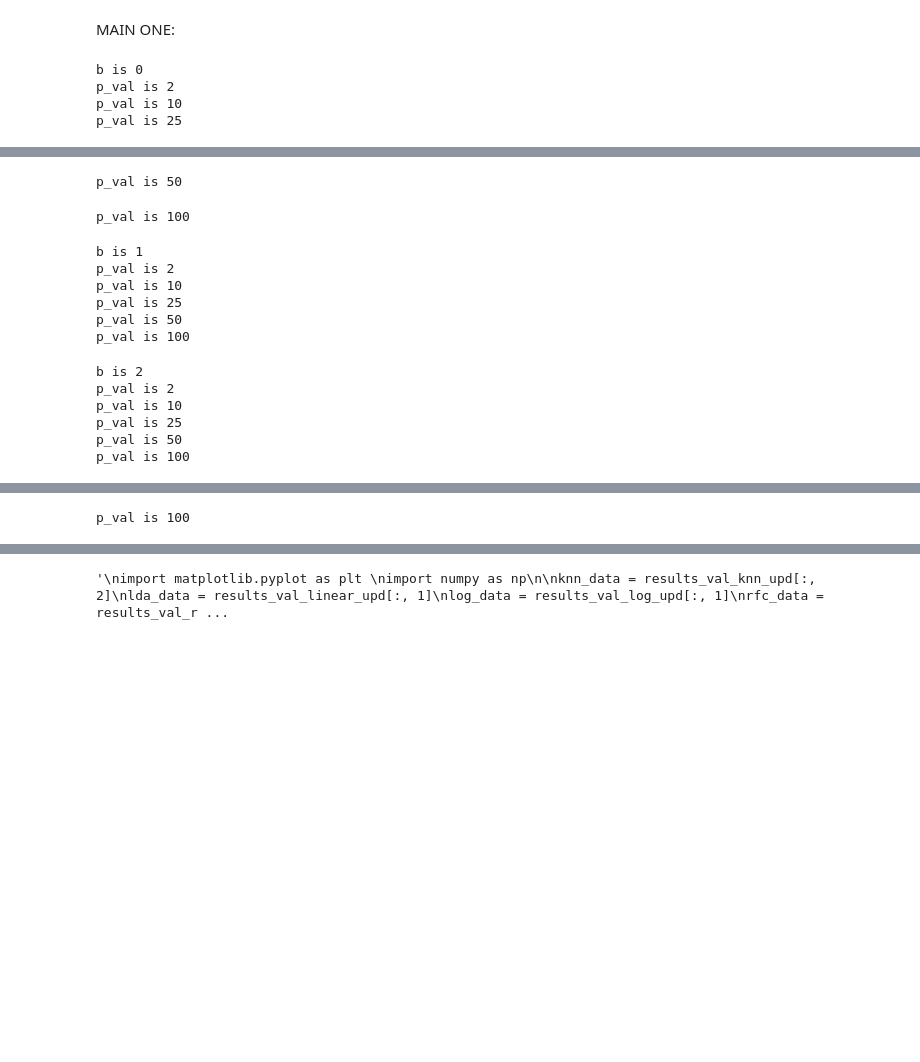
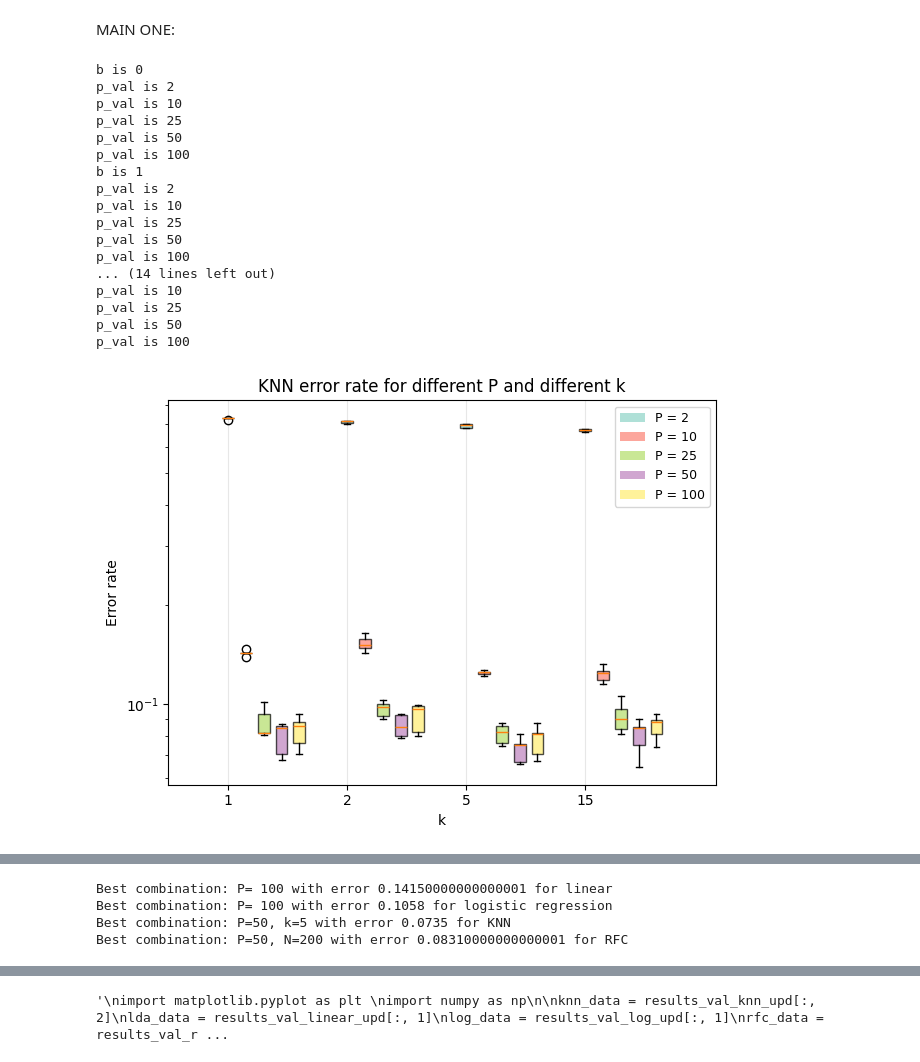
Before and after one commit to CleosCleopatra/Big_data_1, a Jupyter notebook: project1Py.ipynb, the cells around one changed output, grey strips where cells are left out. Saved outputs shown, nothing was run; the diff lists cells and outputs as text; code cells hidden in the pictures; blank space fills up the shorter version.

```diff
--- a/project1Py.ipynb
+++ b/project1Py.ipynb
@@ -269,18 +303,0 @@ def compute_SVD(X, y, train_fraction = 0.6, val_fraction = 0.2, random_seed = 42
-# %%
-def find_errors(x_vals, y_vals, results_val, results_test):
-    errors = np.zeros((len(x_vals), len(y_vals)))
-    smallest_err = np.inf
-    best_comb = [0, 0]
-    errors_list = []
-
-    if len(y_vals) > 1:
-        for i, x_val in enumerate(x_vals):
-
-            for j, y_val in enumerate(y_vals):
-                mask = (results_val[:, 0] == x_val) & (results_val[:, 1] == y_val)
-                errors[i, j] = np.mean(results_val[mask, 2]) #Take the mean error across the B splits for this combination of P and k
-            if errors[i, j] < smallest_err:
-                smallest_err = errors[i, j]
-                best_comb = [x_val, y_val]
-                errors_list = results_test[mask, 2]
-    return smallest_err, best_comb, errors_list
@@ -292,17 +304,6 @@ Next we need to do it with several different methods (4 different classifiers of
 # %% [markdown]
 MAIN ONE:
 # %%
-from sklearn.discriminant_analysis import LinearDiscriminantAnalysis
-from sklearn.neighbors import KNeighborsClassifier
-from sklearn.ensemble import RandomForestClassifier
-from sklearn.linear_model import LogisticRegression
-import os
-
-k_vals = [1,2,5,15]
-P_vals = [2,10, 25, 50, 100]
-N_vals = [10, 50, 100, 200]
-B = 10 # num of splits
-
 results_val_knn = []
 results_test_knn = []
 
@@ -317,7 +318,7 @@ results_test_log = []
 
 for b in range(B):
     print(f"b is {b}")
-    x_train, y_train, x_val, y_val, x_test, y_test, U_train, S_train, vt_train = compute_SVD(images, labels)
+    x_train, y_train, x_val, y_val, x_test, y_test, U_train, S_train, vt_train = compute_SVD(images, labels, b)
     for pp, p_val in enumerate(P_vals):
         print(f"p_val is {p_val}")
         x_train_proj, x_test_proj, x_val_proj = calc_reduced_pattern(U_train, S_train, vt_train, p_val, x_test, x_val)
@@ -334,7 +335,7 @@ for b in range(B):
         results_val_linear.append([p_val, err_val_linear])
         results_test_linear.append([p_val, err_test_linear])
 
-        log = LogisticRegression(max_iter=2000, solver = 'saga')
+        log = LogisticRegression(max_iter=2000, solver = 'lbfgs')
         log.fit(x_train_proj, y_train)
 
         pred_val_log = log.predict(x_val_proj)
@@ -363,7 +364,7 @@ for b in range(B):
 
         for nn, N_val in enumerate(N_vals):
             #Use skleans random tree classigier
-            rfc = RandomForestClassifier(n_estimators=N_val)
+            rfc = RandomForestClassifier(n_estimators=N_val, random_state=b)
             rfc.fit(x_train_proj, y_train)
             pred_val = rfc.predict(x_val_proj)
             pred_test = rfc.predict(x_test_proj)
@@ -387,36 +388,50 @@ results_test_rfc_upd = np.array(results_test_rfc)
 results_val_log_upd = np.array(results_val_log)
 results_test_log_upd = np.array(results_test_log)
 
 
 visuale_error(P_vals, k_vals, 'P', 'k', 'KNN', results_val_knn_upd, 0, 1)
 visuale_error(k_vals, P_vals, 'k', 'P', 'KNN', results_val_knn_upd, 1, 0)
 
-visuale_error(N_vals, k_vals, 'N', 'k', 'Random forrest', results_val_rfc_upd, 0, 1)
-visuale_error(k_vals, N_vals, 'k', 'N', 'Random forrest method', results_val_rfc_upd, 1, 0)
+visuale_error(P_vals, N_vals, 'P', 'N', 'Random forrest method', results_val_rfc_upd, 0, 1)
+visuale_error(N_vals, P_vals, 'N', 'P', 'Random forrest', results_val_rfc_upd, 1, 0)
 
-visuale_error_for_one(P_vals, 'P', 'kNN', results_val_linear_upd, 0)
+visuale_error_for_one(P_vals, 'P', 'Linear', results_val_linear_upd, 0)
 
 visuale_error_for_one(P_vals, 'P', 'Logistic regression', results_val_log_upd, 0)
 
 
 
 smallest_err_linear, best_comb_linear, errors_list_linear = find_errors(P_vals, [1], results_val_linear_upd, results_test_linear_upd)
-best_err_linear = np.mean(results_test_linear_upd[(results_test_linear_upd[:, 0] ==best_comb_linear[0])], 2)
+best_err_linear = np.mean(results_test_linear_upd[results_test_linear_upd[:, 0] == best_comb_linear[0], 1])
 print(f"Best combination: P= {best_comb_linear[0]} with error {best_err_linear} for linear")
 
 smallest_err_log, best_com_log, errors_list_log = find_errors(P_vals, [1], results_val_log_upd, results_test_log_upd)
-best_err_log = np.mean(results_test_log_upd[(results_test_log_upd[:, 0] == best_com_log[0]), 2])
+best_err_log = np.mean(results_test_log_upd[results_test_log_upd[:, 0] == best_com_log[0], 1])
 print(f"Best combination: P= {best_com_log[0]} with error {best_err_log} for logistic regression")
 
 smallest_err_knn, best_comb_knn, errors_list_knn = find_errors(P_vals, k_vals, results_val_knn_upd, results_test_knn_upd)
 best_err_knn = np.mean(results_test_knn_upd[(results_test_knn_upd[:, 0] == best_comb_knn[0]) & (results_test_knn_upd[:, 1] == best_comb_knn[1]), 2])
 print(f"Best combination: P={best_comb_knn[0]}, k={best_comb_knn[1]} with error {best_err_knn} for KNN")
 
-smallest_err_rfc, best_comb_rfc, errors_list_rfc = find_errors(N_vals, k_vals, results_val_rfc_upd, results_test_rfc_upd)
+smallest_err_rfc, best_comb_rfc, errors_list_rfc = find_errors(P_vals, N_vals, results_val_rfc_upd, results_test_rfc_upd)
 best_err_rfc = np.mean(results_test_rfc_upd[(results_test_rfc_upd[:, 0]==best_comb_rfc[0]) & (results_test_rfc_upd[:, 1]==best_comb_rfc[1]), 2])
 print(f"Best combination: P={best_comb_rfc[0]}, N={best_comb_rfc[1]} with error {best_err_rfc} for RFC")
 # %% [output]
 b is 0
 p_val is 2
 p_val is 10
 p_val is 25
+p_val is 50
+p_val is 100
+b is 1
+p_val is 2
+p_val is 10
+p_val is 25
+p_val is 50
+p_val is 100
+... (14 lines left out)
+p_val is 10
+p_val is 25
+p_val is 50
+p_val is 100
+[figure, added]
@@ -423,14 +443,4 @@ p_val is 25
-p_val is 50
+Best combination: P= 100 with error 0.14150000000000001 for linear
+Best combination: P= 100 with error 0.1058 for logistic regression
+Best combination: P=50, k=5 with error 0.0735 for KNN
+Best combination: P=50, N=200 with error 0.08310000000000001 for RFC
-p_val is 100
-b is 1
-p_val is 2
-p_val is 10
-p_val is 25
-p_val is 50
-p_val is 100
-b is 2
-p_val is 2
-p_val is 10
-p_val is 25
-p_val is 50
-p_val is 100
@@ -442 +446,0 @@ p_val is 50
-p_val is 100
```
Also changed, not shown: parts of 7 cells of this notebook.
